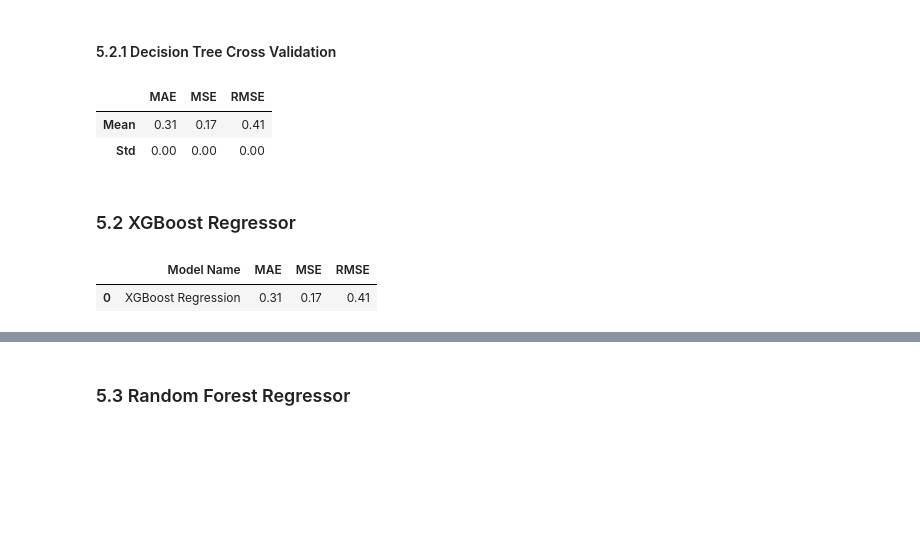
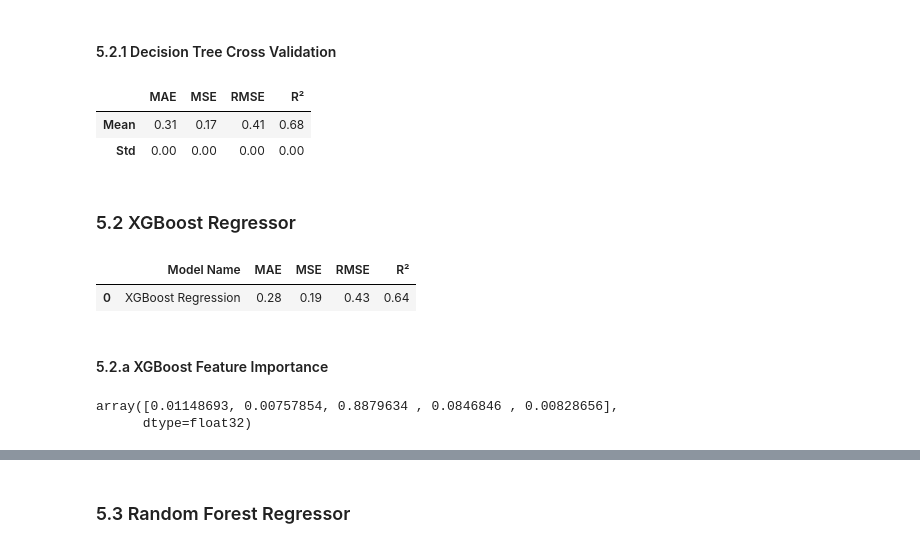
Before and after one commit to aleemarino/beer_review, a Jupyter notebook: tcc.ipynb, the cells around one changed output, grey strips where cells are left out. Cells and saved outputs as stored; diff of their text form; code cells hidden in the pictures; blank space fills up the shorter version.

```diff
--- a/tcc.ipynb
+++ b/tcc.ipynb
@@ -24,12 +24,14 @@ def ml_error(model_name, y, yhat):
     mae = mean_absolute_error(y, yhat)
     mse = mean_squared_error(y, yhat)
     rmse = np.sqrt(mse)
+    r2 = r2_score(y, yhat)
 
 
     return pd.DataFrame({'Model Name': model_name,
                          'MAE': mae,
                          'MSE': mse,
-                         'RMSE': rmse
+                         'RMSE': rmse,
+                         'R²': r2
                          },
                         index=[0])
 
@@ -39,6 +41,7 @@ def cross_validation(X, y, model, kfold=5):
     mae_list = []
     mse_list = []
     rmse_list = []
+    r2_list = []
 
     #separando a base de validação em 1/n partes e treino em n-1/n partes
     for train_index, val_index in kf.split(X):
@@ -55,16 +58,19 @@ def cross_validation(X, y, model, kfold=5):
         mae = mean_absolute_error(y_val, y_pred)
         mse = mean_squared_error(y_val, y_pred)
         rmse = np.sqrt(mse)
+        r2 = r2_score(y_val, y_pred)
 
         mae_list.append(mae)
         mse_list.append(mse)
         rmse_list.append(rmse)
+        r2_list.append(r2)
 
     #efetua-se a média de cada erro entre os n modelos
     return pd.DataFrame({
         'MAE': [np.mean(mae_list), np.std(mae_list)],
         'MSE': [np.mean(mse_list), np.std(mse_list)],
-        'RMSE': [np.mean(rmse_list), np.std(rmse_list)]
+        'RMSE': [np.mean(rmse_list), np.std(rmse_list)],
+        'R²': [np.mean(r2_list), np.std(r2_list)]
     }, index=['Mean', 'Std'])
 
 
@@ -761,22 +811,24 @@ Percentual de acerto: 51.26%
 # %% [markdown]
 #### 5.2.1 Decision Tree Cross Validation
 # %%
-cross_validation(X_test_Scaled_Data_Frame, y_test, decision_tree_regressor, kfold=5)
+decision_tree_cv = cross_validation(X_test_Scaled_Data_Frame, y_test, decision_tree_regressor, kfold=5)
+
+decision_tree_cv['model'] = "Decision Tree"
 # %% [output]
-|  | MAE | MSE | RMSE |
-| Mean | 0.31 | 0.17 | 0.41 |
-| Std | 0.00 | 0.00 | 0.00 |
+|  | MAE | MSE | RMSE | R² |
+| Mean | 0.31 | 0.17 | 0.41 | 0.68 |
+| Std | 0.00 | 0.00 | 0.00 | 0.00 |
 # %% [markdown]
 ### 5.2 XGBoost Regressor
 # %%
 #definindo parâmetros
 xgb_regressor = XGBRegressor(
-    max_depth=9,               # Profundidade máxima da árvore
-    n_estimators=150,          # Número de árvores no ensemble
-    learning_rate=0.3,         # Taxa de aprendizado
+    max_depth=10,               # Profundidade máxima da árvore
+    n_estimators=100,          # Número de árvores no ensemble
+    learning_rate=0.2,         # Taxa de aprendizado
     subsample=0.8,             # Proporção de amostras usadas para treinar cada árvore
     colsample_bytree=0.8,      # Proporção de features usadas para cada árvore
-    random_state=42
+    random_state=22
 )
 
 #modelo
@@ -794,8 +846,15 @@ xgb_regressor_result = ml_error('XGBoost Regression', y_test, xgb_regressor_pred
 #exibindo o resultado
 xgb_regressor_result
 # %% [output]
-|  | Model Name | MAE | MSE | RMSE |
-| 0 | XGBoost Regression | 0.31 | 0.17 | 0.41 |
+|  | Model Name | MAE | MSE | RMSE | R² |
+| 0 | XGBoost Regression | 0.28 | 0.19 | 0.43 | 0.64 |
+# %% [markdown]
+#### 5.2.a XGBoost Feature Importance
+# %%
+xgb_regressor.feature_importances_
+# %% [output]
+array([0.01148693, 0.00757854, 0.8879634 , 0.0846846 , 0.00828656],
+      dtype=float32)
 # %%
 result_df = pd.DataFrame({
     'True Value': y_test,
```
Also changed, not shown: parts of 32 cells of this notebook.
